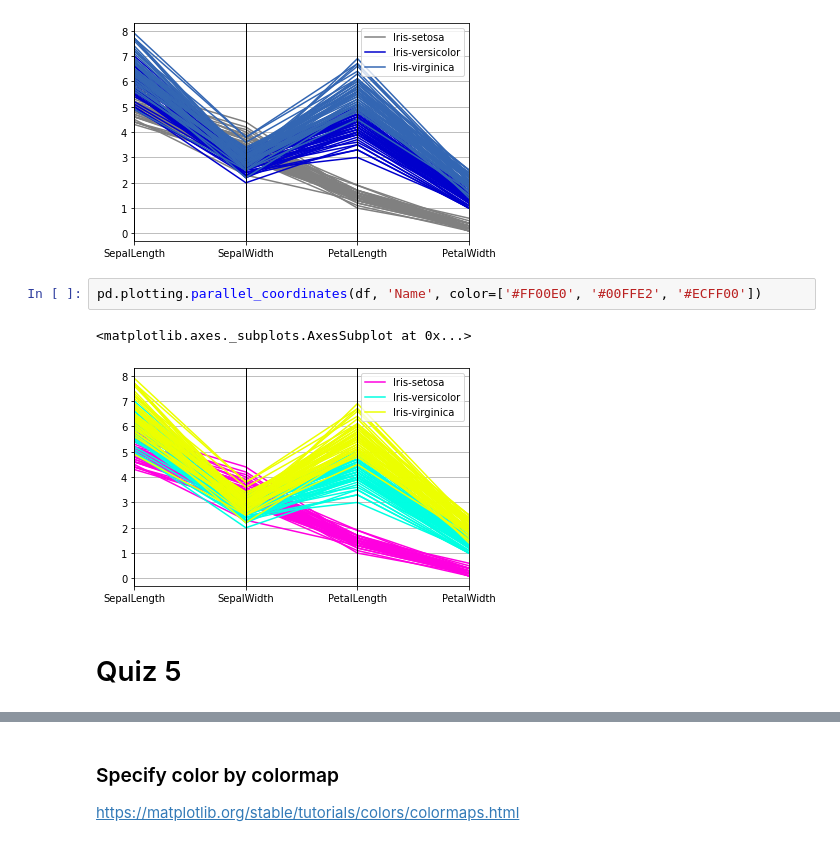
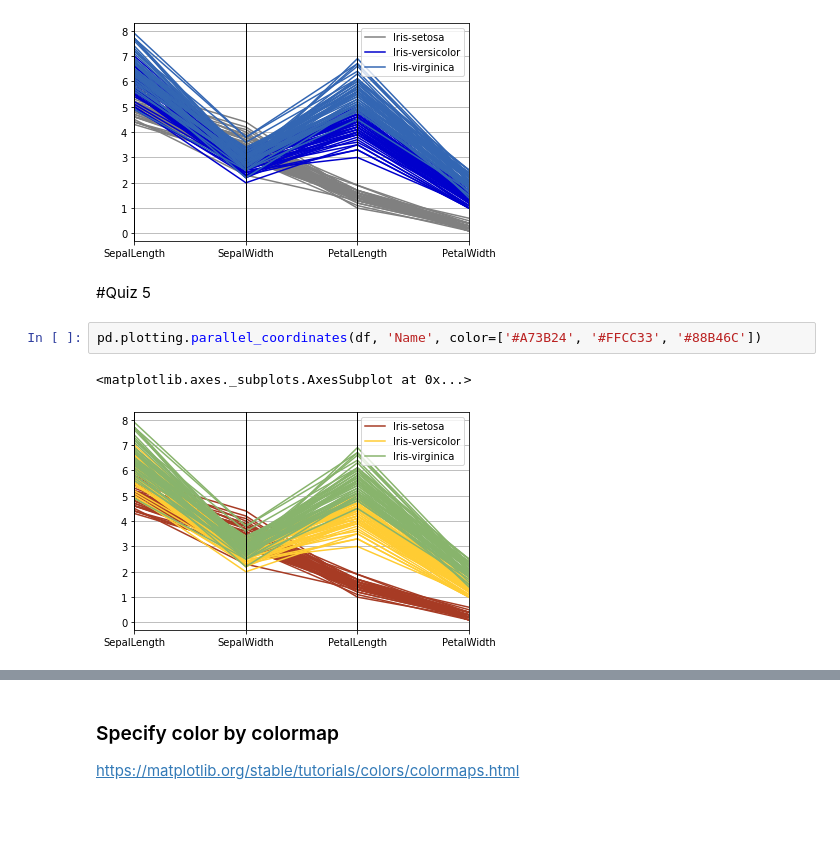
Before and after one commit to oilnutttt/BasicProg_DataViz65, a Jupyter notebook: DataViz01_Table_Data.ipynb, the cells around one changed output, grey strips where cells are left out. Cells and saved outputs as stored; diff of their text form; blank space fills up the shorter version.

Commit message:
Quiz 5

```diff
--- a/DataViz01_Table_Data.ipynb
+++ b/DataViz01_Table_Data.ipynb
@@ -59,10 +73,10 @@ pd.plotting.parallel_coordinates(df, 'Name', color=[[0.5,0.5,0.5],[0,0,0.8],[0.2
 # %% [output]
 <matplotlib.axes._subplots.AxesSubplot at 0x...>
 [figure]
+# %% [markdown]
+#Quiz 5
 # %%
-pd.plotting.parallel_coordinates(df, 'Name', color=['#FF00E0', '#00FFE2', '#ECFF00'])
+pd.plotting.parallel_coordinates(df, 'Name', color=['#A73B24', '#FFCC33', '#88B46C'])
 # %% [output]
 <matplotlib.axes._subplots.AxesSubplot at 0x...>
-[figure, old version]
+[figure, new version]
-# %% [markdown]
-# Quiz 5
```
Also changed, not shown: parts of 27 cells of this notebook.
